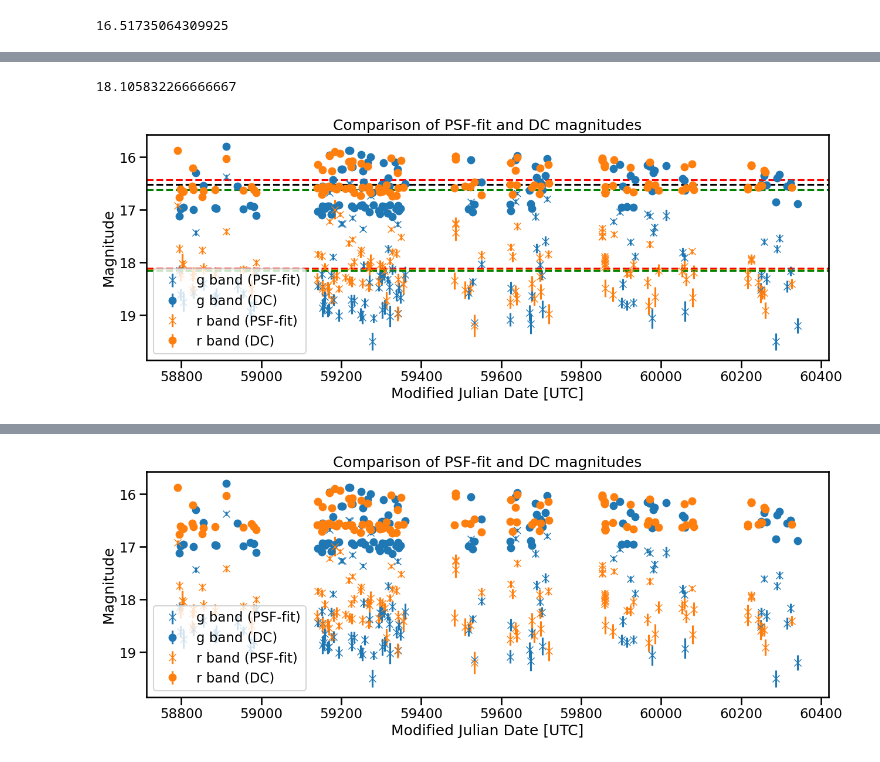
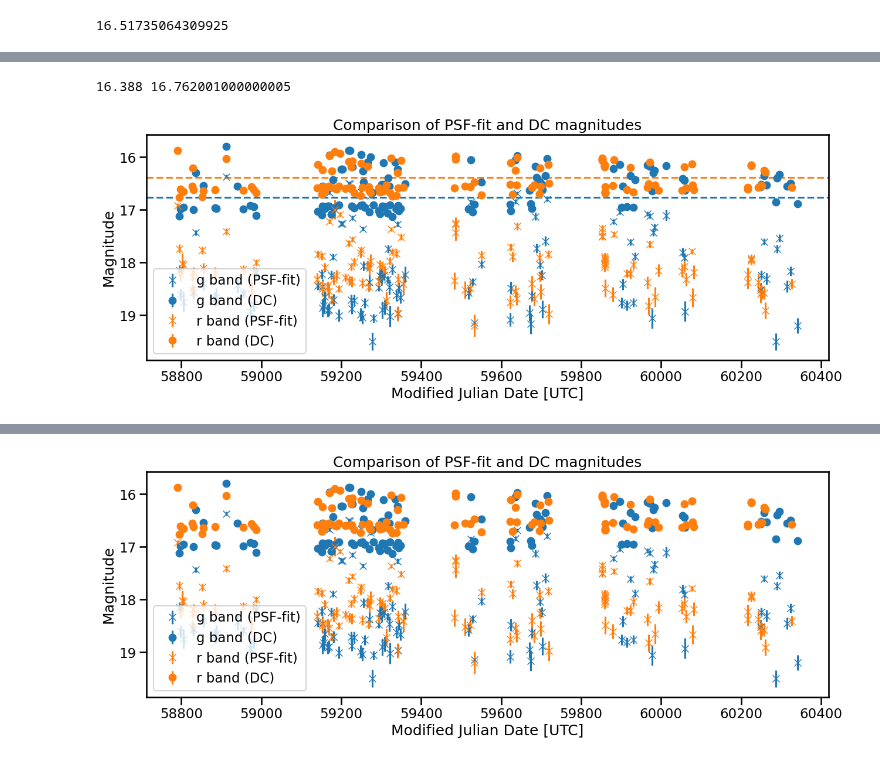
Before and after one commit to ManuGangler/FAnomAlly, a Jupyter notebook: notebook/first.ipynb, the cells around one changed output, grey strips where cells are left out. Drawn from its saved outputs; the diff is of its cells as text; code cells hidden in the pictures.

```diff
--- a/notebook/Untitled.ipynb
+++ b/notebook/first.ipynb
@@ -176,7 +176,6 @@ for filt in np.unique(pdf_magpsf['i:fid']):
     # The column `d:tag` is used to check data type
     maskValid = pdf_magpsf['d:tag'] == 'valid'
     maskneg = pdf_magpsf['i:isdiffpos'] == 't'
-    maskpos = pdf_magpsf['i:isdiffpos'] == 'r'
 
     plt.errorbar(
         pdf_magpsf[maskValid & maskFilt & maskneg ]['i:jd'].apply(lambda x: x - 2400000.5),
@@ -184,11 +183,12 @@ for filt in np.unique(pdf_magpsf['i:fid']):
         pdf_magpsf[maskValid & maskFilt & maskneg ]['i:sigmapsf'],
         ls = '', marker='o', color=colordic[filt], label='{} band'.format(filtdic[filt])
     )
+    maskpos = pdf_magpsf['i:isdiffpos'] == 'f'
 
     plt.errorbar(
-        pdf_magpsf[maskValid & maskFilt &  maskneg ]['i:jd'].apply(lambda x: x - 2400000.5),
-        pdf_magpsf[maskValid & maskFilt &  maskneg ]['i:magpsf'],
-        pdf_magpsf[maskValid & maskFilt &  maskneg ]['i:sigmapsf'],
+        pdf_magpsf[maskValid & maskFilt &  maskpos ]['i:jd'].apply(lambda x: x - 2400000.5),
+        pdf_magpsf[maskValid & maskFilt &  maskpos ]['i:magpsf'],
+        pdf_magpsf[maskValid & maskFilt &  maskpos ]['i:sigmapsf'],
         ls = '', marker='^', color=colordic[filt], label='{} band'.format(filtdic[filt])
     )
 
@@ -260,63 +286,47 @@ fig = plt.figure(figsize=(15, 5))
 
 colordic = {1: 'C0', 2: 'C1'}
 filtdic = {1: 'g', 2: 'r'}
-moy_dc_1= 0
+
 for filt in np.unique(pdf_magpsf_valid['i:fid']):
     maskFilt = pdf_magpsf_valid['i:fid'] == filt
-    #moy_dc_1 += pdf_magpsf_valid[maskFilt]['i:mag_dc'].mean # * (maskFilt)
 
     plt.errorbar(
         pdf_magpsf_valid[maskFilt]['i:jd'].apply(lambda x: x - 2400000.5),
         pdf_magpsf_valid[maskFilt]['i:magpsf'],
         pdf_magpsf_valid[maskFilt]['i:sigmapsf'],
         ls = '', marker='x',
         color=colordic[filt],
         label='{} band (PSF-fit)'.format(filtdic[filt]),
     )
 
     plt.errorbar(
         pdf_magpsf_valid[maskFilt]['i:jd'].apply(lambda x: x - 2400000.5),
         pdf_magpsf_valid[maskFilt]['i:mag_dc'],
         pdf_magpsf_valid[maskFilt]['i:err_dc'],
         ls = '', marker='o',
         color=colordic[filt],
         label='{} band (DC)'.format(filtdic[filt]),
     )
-lignes = pdf_magpsf_valid.shape
 
 
+ref_r = pdf_magpsf_valid['i:magnr']*(pdf_magpsf_valid['i:fid']==2)
 
-mean_dc = pdf_magpsf_valid['i:mag_dc'].mean()
-mean_psf = pdf_magpsf_valid['i:magpsf'].mean()
+ref_r = (ref_r[ref_r != 0]).mean()
 
-mean_psf_r = (pdf_magpsf_valid['i:magpsf']*(pdf_magpsf_valid['i:fid']==2))
-mean_psf_r = (mean_psf_r[mean_psf_r != 0]).mean()
+ref_g = pdf_magpsf_valid['i:magnr']*(pdf_magpsf_valid['i:fid']==1)
+
+ref_g = (ref_g[ref_g != 0]).mean()
 
 
-mean_psf_g = (pdf_magpsf_valid['i:magpsf']*(pdf_magpsf_valid['i:fid']==1))
-mean_psf_g = (mean_psf_g[mean_psf_g != 0]).mean()
+print(ref_r, ref_g)
 
-mean_dc_r = (pdf_magpsf_valid['i:mag_dc']*(pdf_magpsf_valid['i:fid']==2))
-mean_dc_r = (mean_dc_r[mean_dc_r != 0]).mean()
-
-
-mean_dc_g = (pdf_magpsf_valid['i:mag_dc']*(pdf_magpsf_valid['i:fid']==1))
-mean_dc_g = (mean_dc_g[mean_dc_g != 0]).mean()
-
-
-print(mean_psf_r)
-plt.axhline(y=mean_dc, color='k', linestyle='--')
-plt.axhline(y=mean_psf, color='y', linestyle='--')
-plt.axhline(y=mean_dc_r, color='r', linestyle='--')
-plt.axhline(y=mean_dc_g, color='g', linestyle='--')
-
-plt.axhline(y=mean_psf_r, color='r', linestyle='--')
-plt.axhline(y=mean_psf_g, color='g', linestyle='--')
+plt.axhline(y=ref_r, color=colordic[2], linestyle='--')
+plt.axhline(y=ref_g, color=colordic[1], linestyle='--')
 plt.gca().invert_yaxis()
 plt.legend()
 plt.title('Comparison of PSF-fit and DC magnitudes')
 plt.xlabel('Modified Julian Date [UTC]')
 plt.ylabel('Magnitude');
 # %% [output]
-18.105832266666667
+16.388 16.762001000000005
-[figure, old version]
+[figure, new version]
```
Also changed, not shown: parts of 4 cells of this notebook.
